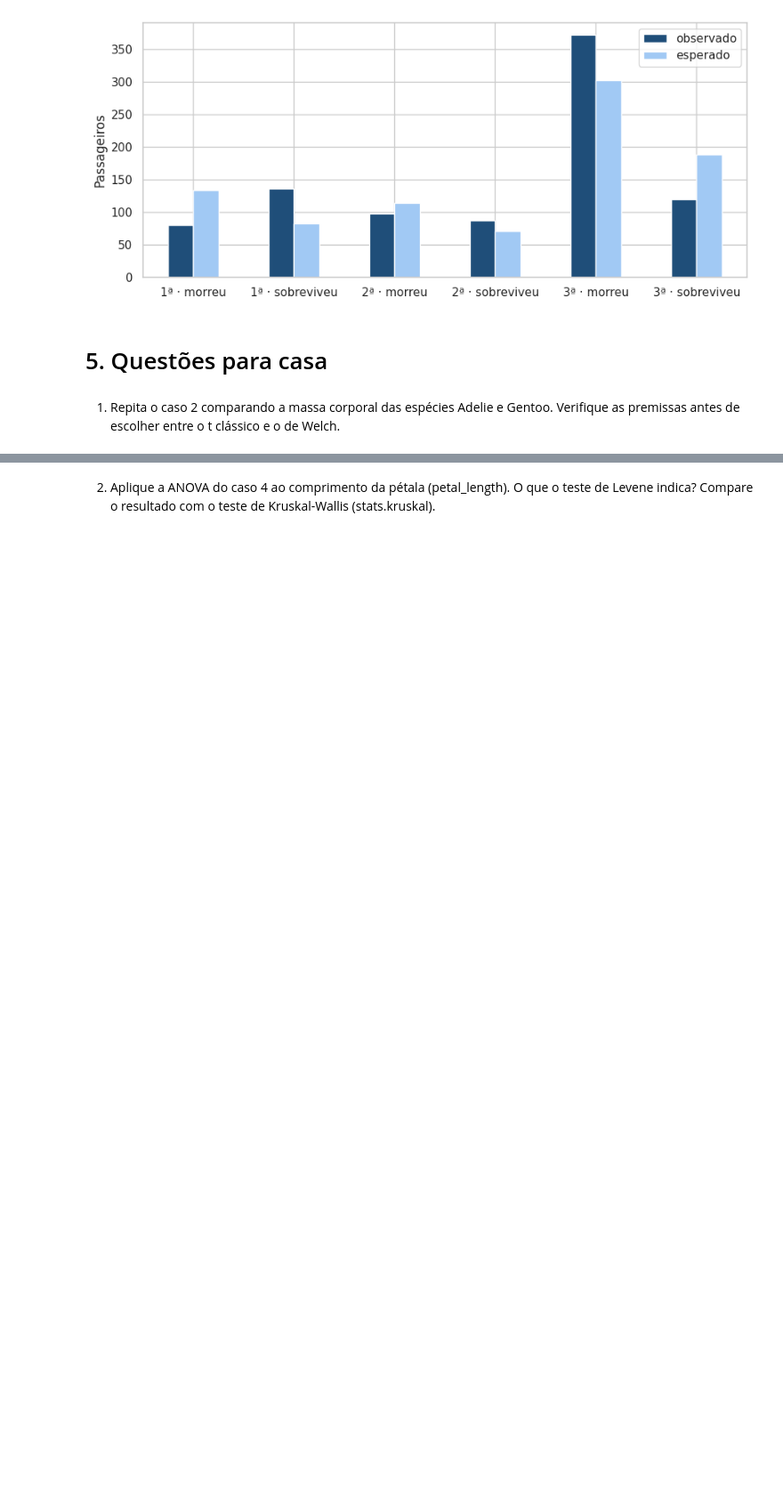
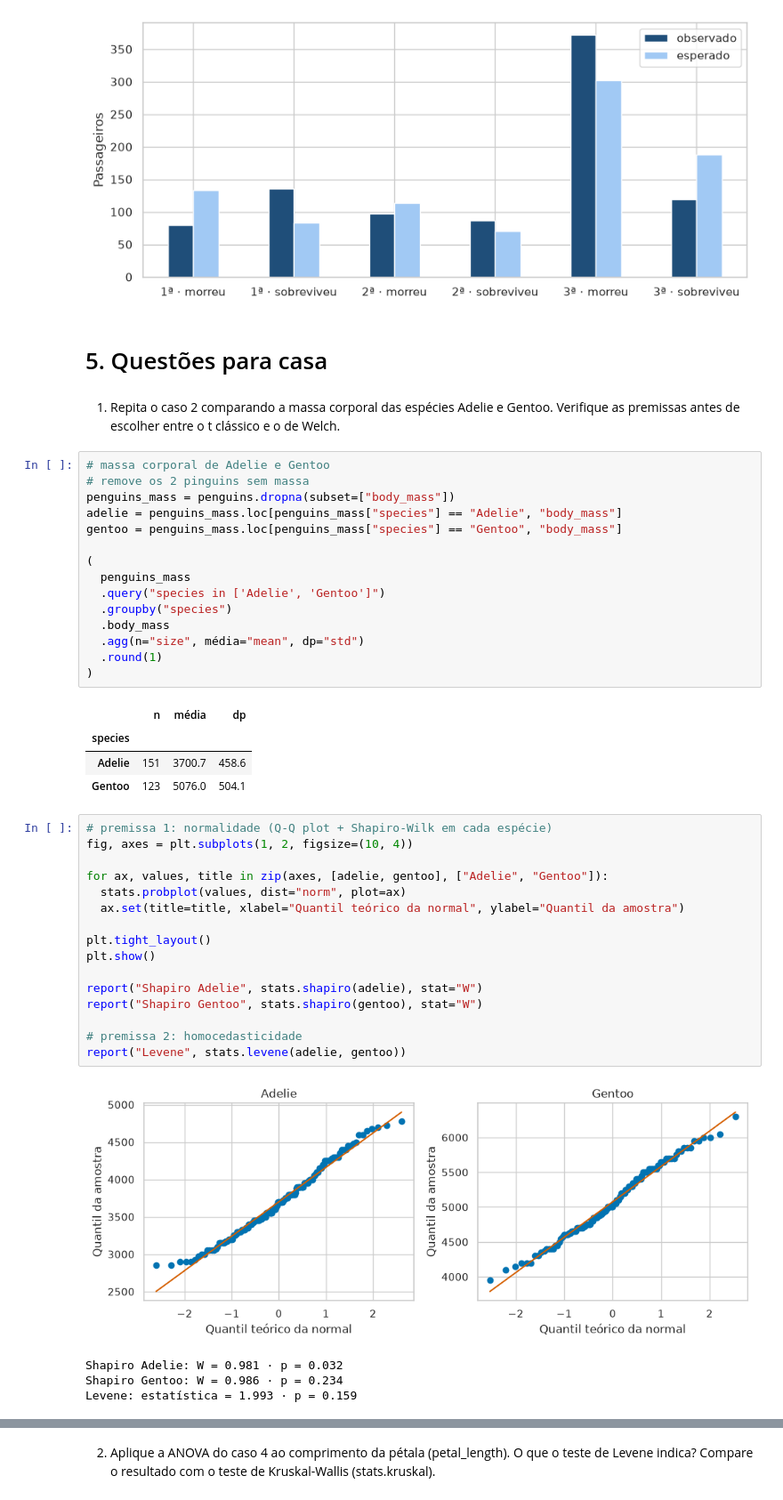
Before and after one commit to helena-varela/ciencia-de-dados, a Jupyter notebook: Unidade_02/Aula_08/aula_08.ipynb, the cells around one changed output, grey strips where cells are left out. Shown at 89% size. Cells and saved outputs as stored; diff of their text form; blank space fills up the shorter version.

```diff
--- a/Unidade_02/Aula_08/aula_08.ipynb
+++ b/Unidade_02/Aula_08/aula_08.ipynb
@@ -731,3 +731,44 @@ plt.show()
 # 5. Questões para casa
 # %% [markdown]
 1. Repita o caso 2 comparando a massa corporal das espécies Adelie e Gentoo. Verifique as premissas antes de escolher entre o t clássico e o de Welch.
+# %%
+# massa corporal de Adelie e Gentoo
+# remove os 2 pinguins sem massa
+penguins_mass = penguins.dropna(subset=["body_mass"])
+adelie = penguins_mass.loc[penguins_mass["species"] == "Adelie", "body_mass"]
+gentoo = penguins_mass.loc[penguins_mass["species"] == "Gentoo", "body_mass"]
+
+(
+  penguins_mass
+  .query("species in ['Adelie', 'Gentoo']")
+  .groupby("species")
+  .body_mass
+  .agg(n="size", média="mean", dp="std")
+  .round(1)
+)
+# %% [output]
+|  | n | média | dp |
+| species |  |  |  |
+| Adelie | 151 | 3700.7 | 458.6 |
+| Gentoo | 123 | 5076.0 | 504.1 |
+# %%
+# premissa 1: normalidade (Q-Q plot + Shapiro-Wilk em cada espécie)
+fig, axes = plt.subplots(1, 2, figsize=(10, 4))
+
+for ax, values, title in zip(axes, [adelie, gentoo], ["Adelie", "Gentoo"]):
+  stats.probplot(values, dist="norm", plot=ax)
+  ax.set(title=title, xlabel="Quantil teórico da normal", ylabel="Quantil da amostra")
+
+plt.tight_layout()
+plt.show()
+
+report("Shapiro Adelie", stats.shapiro(adelie), stat="W")
+report("Shapiro Gentoo", stats.shapiro(gentoo), stat="W")
+
+# premissa 2: homocedasticidade
+report("Levene", stats.levene(adelie, gentoo))
+# %% [output]
+[figure, added]
+Shapiro Adelie: W = 0.981 · p = 0.032
+Shapiro Gentoo: W = 0.986 · p = 0.234
+Levene: estatística = 1.993 · p = 0.159
```
Also changed, not shown: parts of 22 cells of this notebook.
